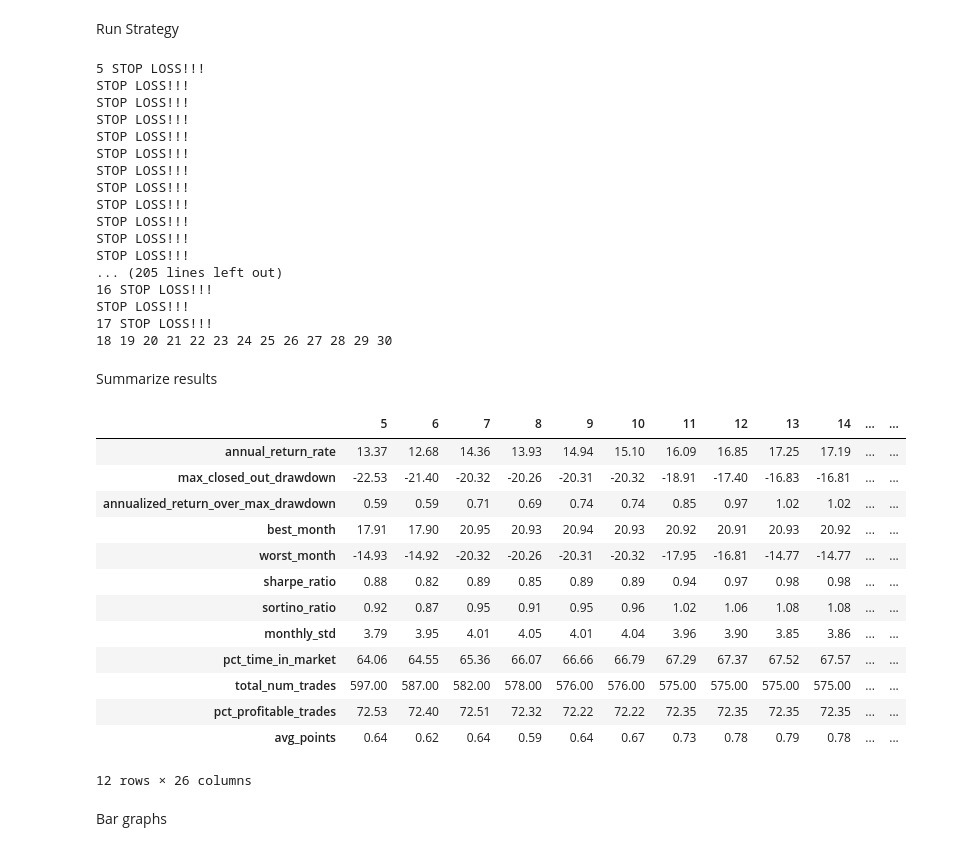
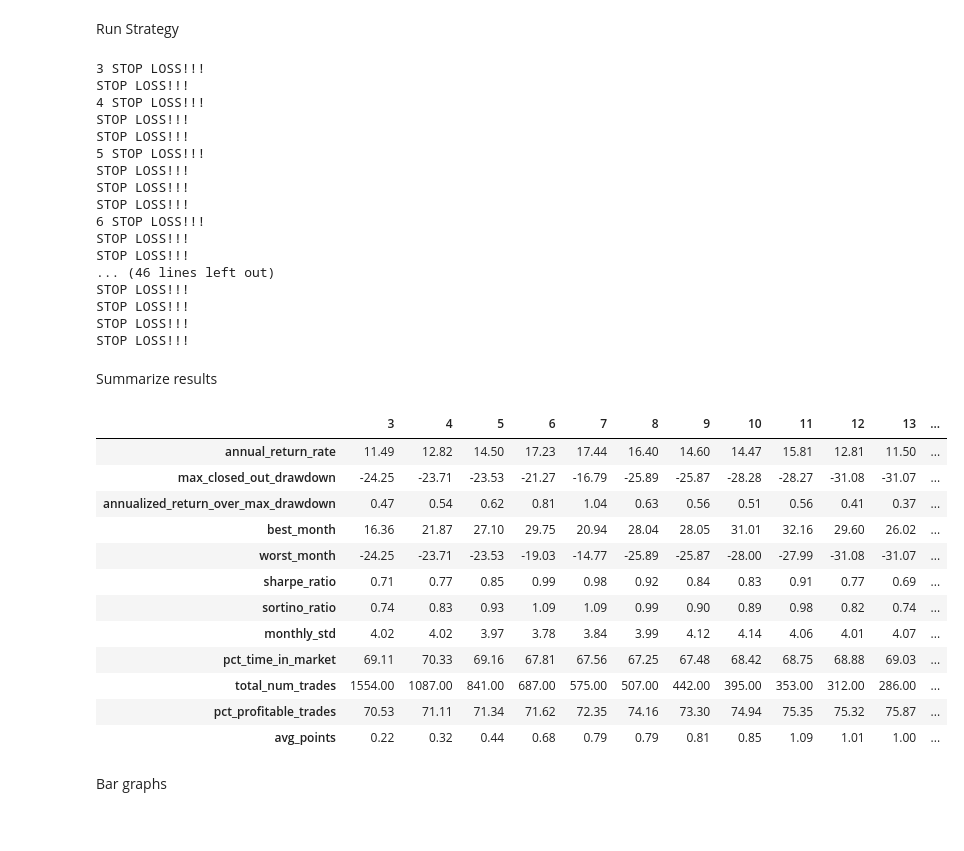
Before and after one commit to fja05680/pinkfish, a Jupyter notebook: examples/240.double-7s-portfolio/optimize.ipynb, the cells around one changed output. Drawn from its saved outputs; the diff is of its cells as text; code cells hidden in the pictures.

```diff
--- a/examples/240.double-7s-portfolio/optimize.ipynb
+++ b/examples/240.double-7s-portfolio/optimize.ipynb
@@ -57,7 +57,7 @@ options = {
 Define Optimizations
 # %%
 # pick one
-optimize_period           = False
+optimize_period           = True
 optimize_use_vola_weight  = False
 optimize_stop_loss_pct    = False
 
@@ -89,56 +89,55 @@ for X in Xs:
     strategies[X] = strategy.Strategy(symbols, capital, start, end, options)
     strategies[X].run()
 # %% [output]
+3 STOP LOSS!!!
+STOP LOSS!!!
+4 STOP LOSS!!!
+STOP LOSS!!!
+STOP LOSS!!!
 5 STOP LOSS!!!
 STOP LOSS!!!
 STOP LOSS!!!
 STOP LOSS!!!
+6 STOP LOSS!!!
+STOP LOSS!!!
+STOP LOSS!!!
+... (46 lines left out)
 STOP LOSS!!!
 STOP LOSS!!!
 STOP LOSS!!!
 STOP LOSS!!!
-STOP LOSS!!!
-STOP LOSS!!!
-STOP LOSS!!!
-STOP LOSS!!!
-... (205 lines left out)
-16 STOP LOSS!!!
-STOP LOSS!!!
-17 STOP LOSS!!!
-18 19 20 21 22 23 24 25 26 27 28 29 30
 # %% [markdown]
 Summarize results
 # %%
 metrics = ('annual_return_rate',
            'max_closed_out_drawdown',
            'annualized_return_over_max_drawdown',
            'best_month',
            'worst_month',
            'sharpe_ratio',
            'sortino_ratio',
            'monthly_std',
            'pct_time_in_market',
            'total_num_trades',
            'pct_profitable_trades',
            'avg_points')
 
-df = strategy.summary(strategies, metrics)
+df = pf.optimizer_summary(strategies, metrics)
 df
 # %% [output]
-|  | 5 | 6 | 7 | 8 | 9 | 10 | 11 | 12 | 13 | 14 | ... | ... |
-| annual_return_rate | 13.37 | 12.68 | 14.36 | 13.93 | 14.94 | 15.10 | 16.09 | 16.85 | 17.25 | 17.19 | ... | ... |
-| max_closed_out_drawdown | -22.53 | -21.40 | -20.32 | -20.26 | -20.31 | -20.32 | -18.91 | -17.40 | -16.83 | -16.81 | ... | ... |
-| annualized_return_over_max_drawdown | 0.59 | 0.59 | 0.71 | 0.69 | 0.74 | 0.74 | 0.85 | 0.97 | 1.02 | 1.02 | ... | ... |
-| best_month | 17.91 | 17.90 | 20.95 | 20.93 | 20.94 | 20.93 | 20.92 | 20.91 | 20.93 | 20.92 | ... | ... |
-| worst_month | -14.93 | -14.92 | -20.32 | -20.26 | -20.31 | -20.32 | -17.95 | -16.81 | -14.77 | -14.77 | ... | ... |
-| sharpe_ratio | 0.88 | 0.82 | 0.89 | 0.85 | 0.89 | 0.89 | 0.94 | 0.97 | 0.98 | 0.98 | ... | ... |
-| sortino_ratio | 0.92 | 0.87 | 0.95 | 0.91 | 0.95 | 0.96 | 1.02 | 1.06 | 1.08 | 1.08 | ... | ... |
-| monthly_std | 3.79 | 3.95 | 4.01 | 4.05 | 4.01 | 4.04 | 3.96 | 3.90 | 3.85 | 3.86 | ... | ... |
-| pct_time_in_market | 64.06 | 64.55 | 65.36 | 66.07 | 66.66 | 66.79 | 67.29 | 67.37 | 67.52 | 67.57 | ... | ... |
-| total_num_trades | 597.00 | 587.00 | 582.00 | 578.00 | 576.00 | 576.00 | 575.00 | 575.00 | 575.00 | 575.00 | ... | ... |
-| pct_profitable_trades | 72.53 | 72.40 | 72.51 | 72.32 | 72.22 | 72.22 | 72.35 | 72.35 | 72.35 | 72.35 | ... | ... |
-| avg_points | 0.64 | 0.62 | 0.64 | 0.59 | 0.64 | 0.67 | 0.73 | 0.78 | 0.79 | 0.78 | ... | ... |
+|  | 3 | 4 | 5 | 6 | 7 | 8 | 9 | 10 | 11 | 12 | 13 | ... |
+| annual_return_rate | 11.49 | 12.82 | 14.50 | 17.23 | 17.44 | 16.40 | 14.60 | 14.47 | 15.81 | 12.81 | 11.50 | ... |
+| max_closed_out_drawdown | -24.25 | -23.71 | -23.53 | -21.27 | -16.79 | -25.89 | -25.87 | -28.28 | -28.27 | -31.08 | -31.07 | ... |
+| annualized_return_over_max_drawdown | 0.47 | 0.54 | 0.62 | 0.81 | 1.04 | 0.63 | 0.56 | 0.51 | 0.56 | 0.41 | 0.37 | ... |
+| best_month | 16.36 | 21.87 | 27.10 | 29.75 | 20.94 | 28.04 | 28.05 | 31.01 | 32.16 | 29.60 | 26.02 | ... |
+| worst_month | -24.25 | -23.71 | -23.53 | -19.03 | -14.77 | -25.89 | -25.87 | -28.00 | -27.99 | -31.08 | -31.07 | ... |
+| sharpe_ratio | 0.71 | 0.77 | 0.85 | 0.99 | 0.98 | 0.92 | 0.84 | 0.83 | 0.91 | 0.77 | 0.69 | ... |
+| sortino_ratio | 0.74 | 0.83 | 0.93 | 1.09 | 1.09 | 0.99 | 0.90 | 0.89 | 0.98 | 0.82 | 0.74 | ... |
+| monthly_std | 4.02 | 4.02 | 3.97 | 3.78 | 3.84 | 3.99 | 4.12 | 4.14 | 4.06 | 4.01 | 4.07 | ... |
+| pct_time_in_market | 69.11 | 70.33 | 69.16 | 67.81 | 67.56 | 67.25 | 67.48 | 68.42 | 68.75 | 68.88 | 69.03 | ... |
+| total_num_trades | 1554.00 | 1087.00 | 841.00 | 687.00 | 575.00 | 507.00 | 442.00 | 395.00 | 353.00 | 312.00 | 286.00 | ... |
+| pct_profitable_trades | 70.53 | 71.11 | 71.34 | 71.62 | 72.35 | 74.16 | 73.30 | 74.94 | 75.35 | 75.32 | 75.87 | ... |
+| avg_points | 0.22 | 0.32 | 0.44 | 0.68 | 0.79 | 0.79 | 0.81 | 0.85 | 1.09 | 1.01 | 1.00 | ... |
-12 rows × 26 columns
 # %% [markdown]
 Bar graphs
 # %%
```
Also changed, not shown: parts of 2 cells of this notebook, 22 other files.
